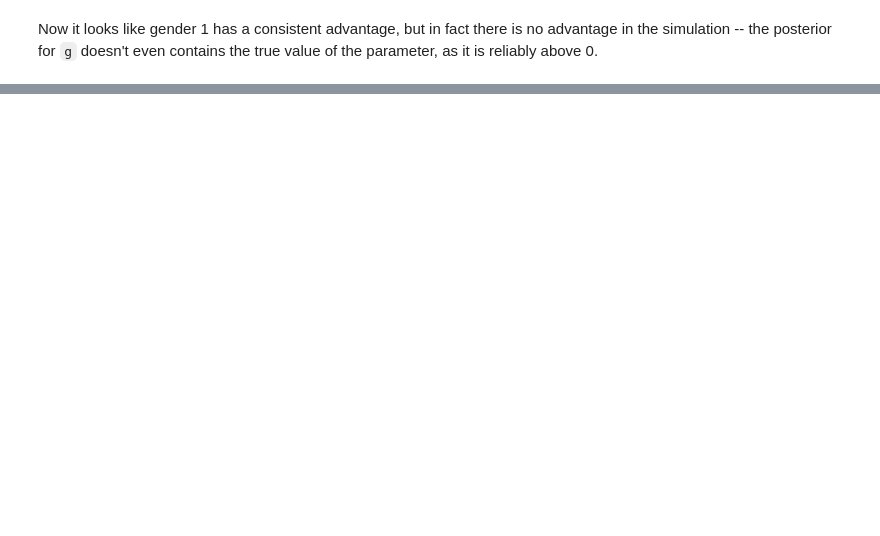
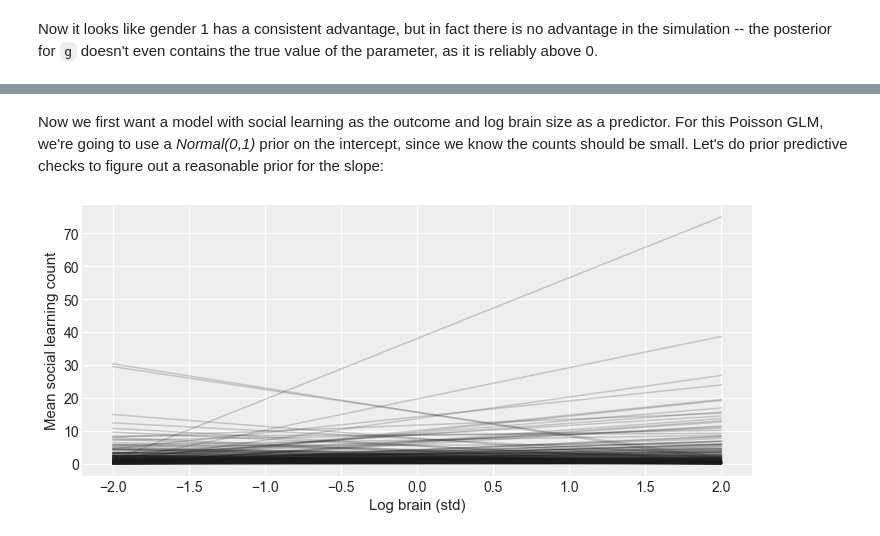
Before and after one commit to AlexAndorra/resources, a Jupyter notebook: Rethinking/homeworks-2nd-ed/week6_integer_models.ipynb, the cells around one changed output, grey strips where cells are left out. Drawn from its saved outputs; the diff is of its cells as text; code cells hidden in the pictures; blank space fills up the shorter version.

```diff
--- a/Rethinking/homeworks-2nd-ed/week6_integer_models.ipynb
+++ b/Rethinking/homeworks-2nd-ed/week6_integer_models.ipynb
@@ -277,0 +298,13 @@ Now it looks like gender 1 has a consistent advantage, but in fact there is no a
+# %% [markdown]
+Now we first want a model with social learning as the outcome and log brain size as a predictor. For this Poisson GLM, we're going to use a *Normal(0,1)* prior on the intercept, since we know the counts should be small. Let's do prior predictive checks to figure out a reasonable prior for the slope:
+# %%
+a_s = pm.Normal.dist(mu=0.0, sd=1.0).random(size=200)
+bB_s = pm.Normal.dist(mu=0.0, sd=0.5).random(size=200)
+
+plt.figure(figsize=(12, 5))
+for y_s in zip(np.exp(a_s - 2 * bB_s), np.exp(a_s + 2 * bB_s)):
+    plt.plot([-2, 2], y_s, color="k", alpha=0.2)
+plt.xlabel("Log brain (std)")
+plt.ylabel("Mean social learning count");
+# %% [output]
+[figure, added]
```
Also changed, not shown: parts of 19 cells of this notebook, 2 other files.
